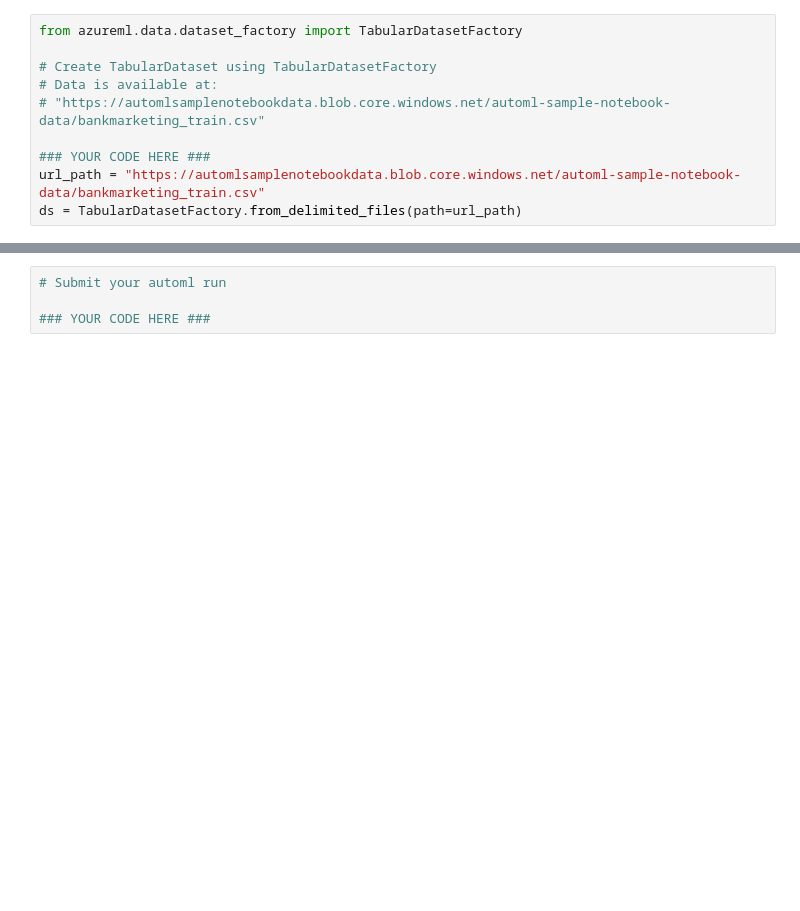
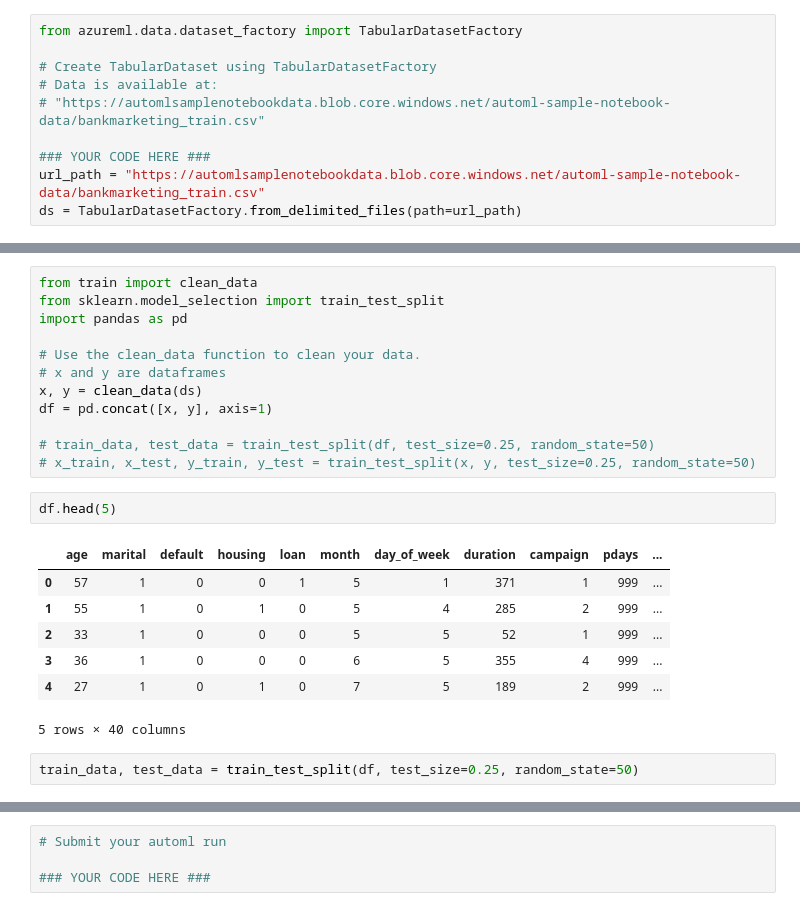
Before and after one commit to slee949720/ml_project_1, a Jupyter notebook: udacity-project.ipynb, the cells around one changed output, grey strips where cells are left out. Drawn from its saved outputs; the diff is of its cells as text; blank space fills up the shorter version.

```diff
--- a/udacity-project.ipynb
+++ b/udacity-project.ipynb
@@ -143,0 +180,24 @@ x, y = clean_data(ds)
+# %%
+from train import clean_data
+from sklearn.model_selection import train_test_split
+import pandas as pd
+
+# Use the clean_data function to clean your data.
+# x and y are dataframes
+x, y = clean_data(ds)
+df = pd.concat([x, y], axis=1)
+
+# train_data, test_data = train_test_split(df, test_size=0.25, random_state=50)
+# x_train, x_test, y_train, y_test = train_test_split(x, y, test_size=0.25, random_state=50)
+# %%
+df.head(5)
+# %% [output]
+|  | age | marital | default | housing | loan | month | day_of_week | duration | campaign | pdays | ... |
+| 0 | 57 | 1 | 0 | 0 | 1 | 5 | 1 | 371 | 1 | 999 | ... |
+| 1 | 55 | 1 | 0 | 1 | 0 | 5 | 4 | 285 | 2 | 999 | ... |
+| 2 | 33 | 1 | 0 | 0 | 0 | 5 | 5 | 52 | 1 | 999 | ... |
+| 3 | 36 | 1 | 0 | 0 | 0 | 6 | 5 | 355 | 4 | 999 | ... |
+| 4 | 27 | 1 | 0 | 1 | 0 | 7 | 5 | 189 | 2 | 999 | ... |
+5 rows × 40 columns
+# %%
+train_data, test_data = train_test_split(df, test_size=0.25, random_state=50)
```
Also changed, not shown: parts of 10 cells of this notebook.
